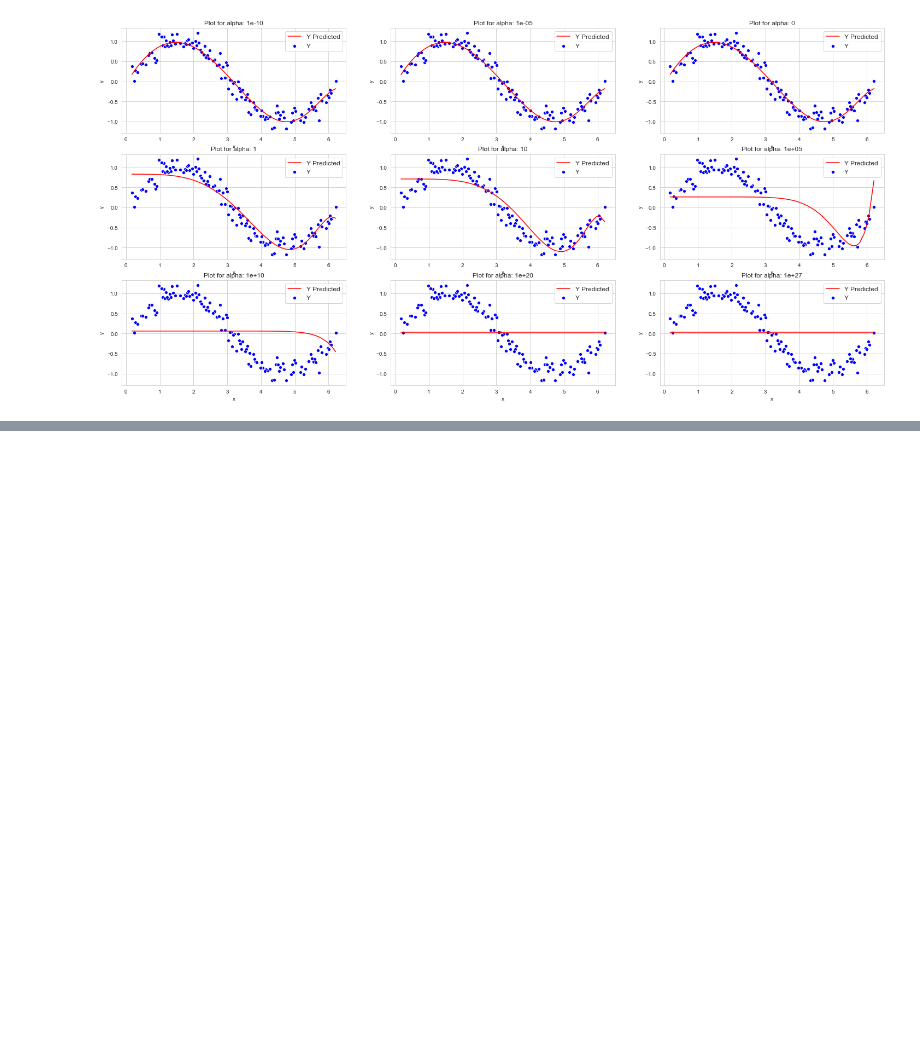
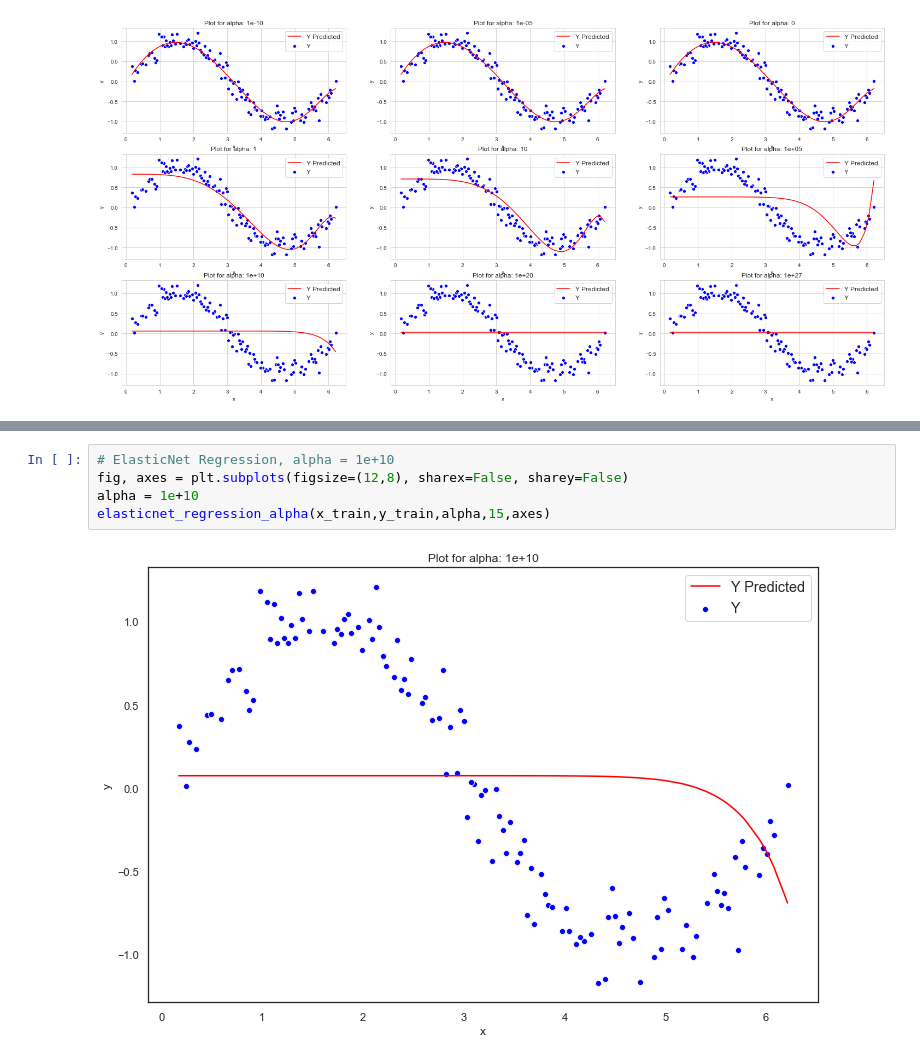
Before and after one commit to elsayedrashed/machine-learning-app, a Jupyter notebook: suppervised-learning/regression-algorithms/ridge-lasso-regression/ridge-lasso-regression-scikit-learn.ipynb, the cells around one changed output, grey strips where cells are left out. Drawn from its saved outputs; the diff is of its cells as text; blank space fills up the shorter version.

```diff
--- a/suppervised-learning/regression-algorithms/ridge-lasso-regression/ridge-lasso-regression-scikit-learn.ipynb
+++ b/suppervised-learning/regression-algorithms/ridge-lasso-regression/ridge-lasso-regression-scikit-learn.ipynb
@@ -437,0 +538,7 @@ for i, ax in zip(range(9), axes.flatten()):
+# %%
+# ElasticNet Regression, alpha = 1e+10
+fig, axes = plt.subplots(figsize=(12,8), sharex=False, sharey=False)
+alpha = 1e+10
+elasticnet_regression_alpha(x_train,y_train,alpha,15,axes)
+# %% [output]
+[figure, added]
```
Also changed, not shown: parts of 22 cells of this notebook.
